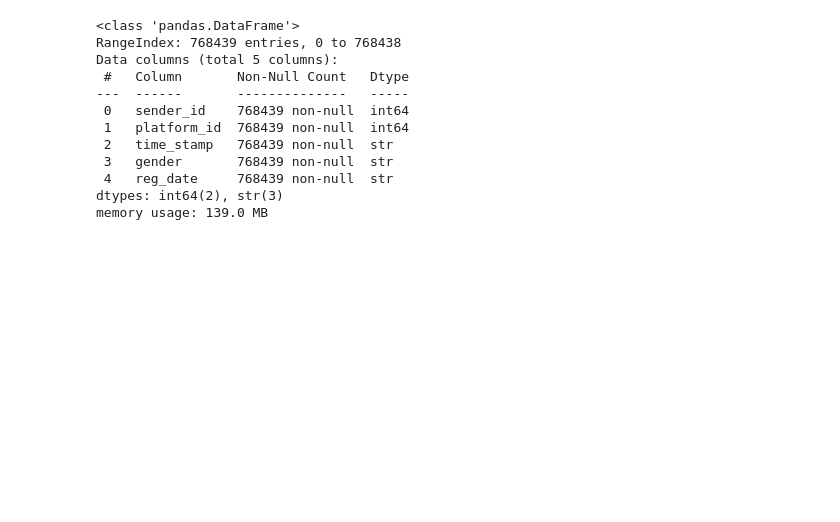
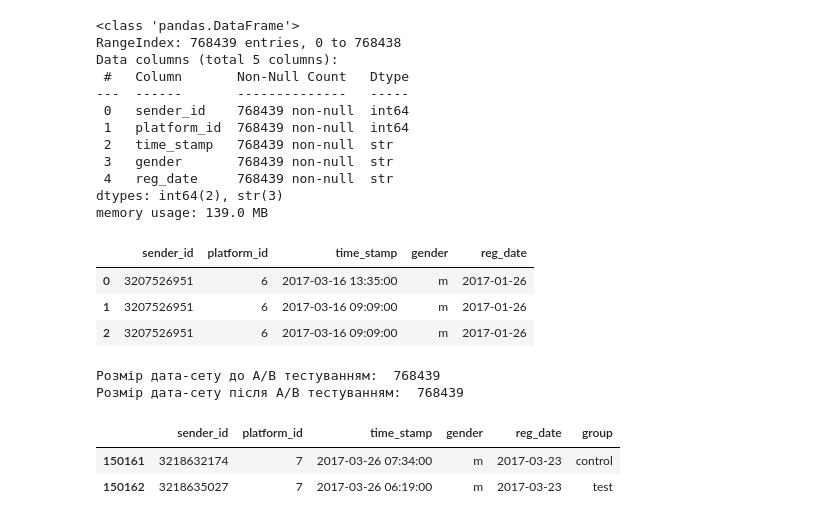
Before and after one commit to Chuchman-Dima/appflame-test, a Jupyter notebook: tasks/AB.ipynb, the cells around one changed output. Saved outputs shown, nothing was run; the diff lists cells and outputs as text; code cells hidden in the pictures; blank space fills up the shorter version.

```diff
--- a/tasks/AB.ipynb
+++ b/tasks/AB.ipynb
@@ -25,0 +32,26 @@ memory usage: 139.0 MB
+# %%
+df.head(3)
+# %% [output]
+|  | sender_id | platform_id | time_stamp | gender | reg_date |
+| 0 | 3207526951 | 6 | 2017-03-16 13:35:00 | m | 2017-01-26 |
+| 1 | 3207526951 | 6 | 2017-03-16 09:09:00 | m | 2017-01-26 |
+| 2 | 3207526951 | 6 | 2017-03-16 09:09:00 | m | 2017-01-26 |
+# %%
+# Робимо обмеження на потрібну нам дату.
+shape_before = df.shape[0]
+df_after = df.query("time_stamp > '2017-03-24 16:00:00'")
+
+print('Розмір дата-сету до A/B тестуванням: ', shape_before)
+print('Розмір дата-сету після A/B тестуванням: ', df.shape[0])
+# %% [output]
+Розмір дата-сету до A/B тестуванням:  768439
+Розмір дата-сету після A/B тестуванням:  768439
+# %%
+# Зробили розбиття на дві групи
+df_after['group'] = np.where(df_after['sender_id'] % 2 != 0, 'test', 'control')
+
+df_after.head(2)
+# %% [output]
+|  | sender_id | platform_id | time_stamp | gender | reg_date | group |
+| 150161 | 3218632174 | 7 | 2017-03-26 07:34:00 | m | 2017-03-23 | control |
+| 150162 | 3218635027 | 7 | 2017-03-26 06:19:00 | m | 2017-03-23 | test |
```
Also changed, not shown: parts of 10 cells of this notebook.
